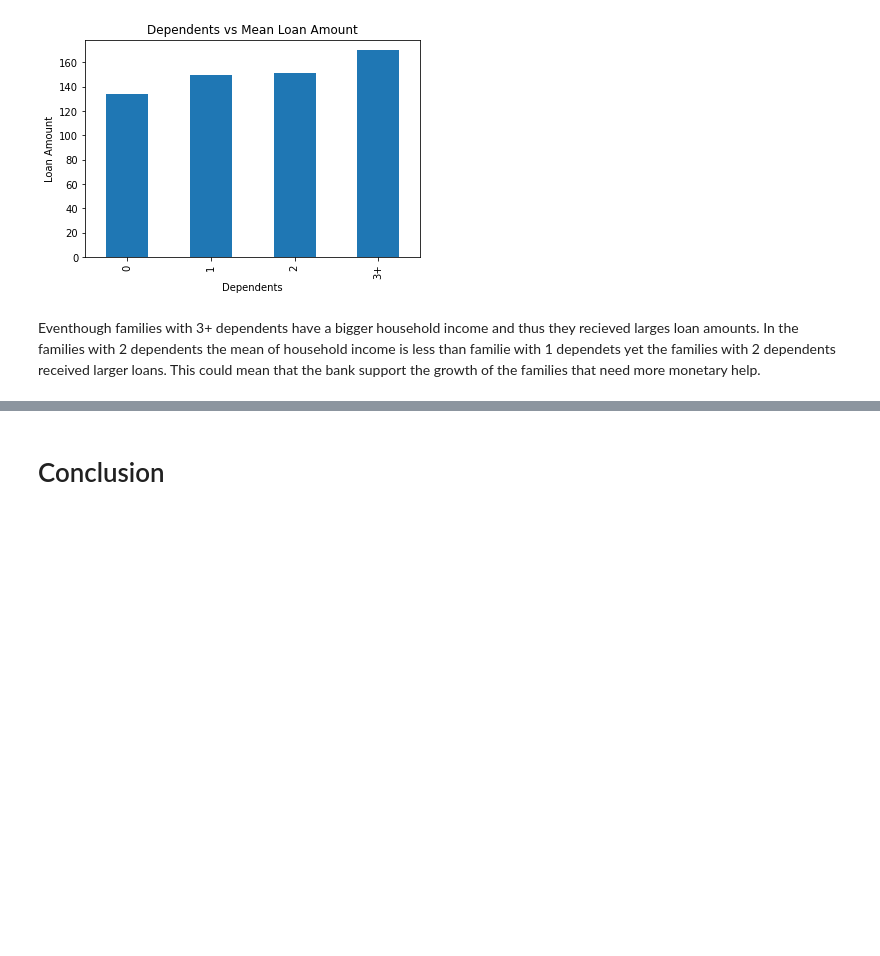
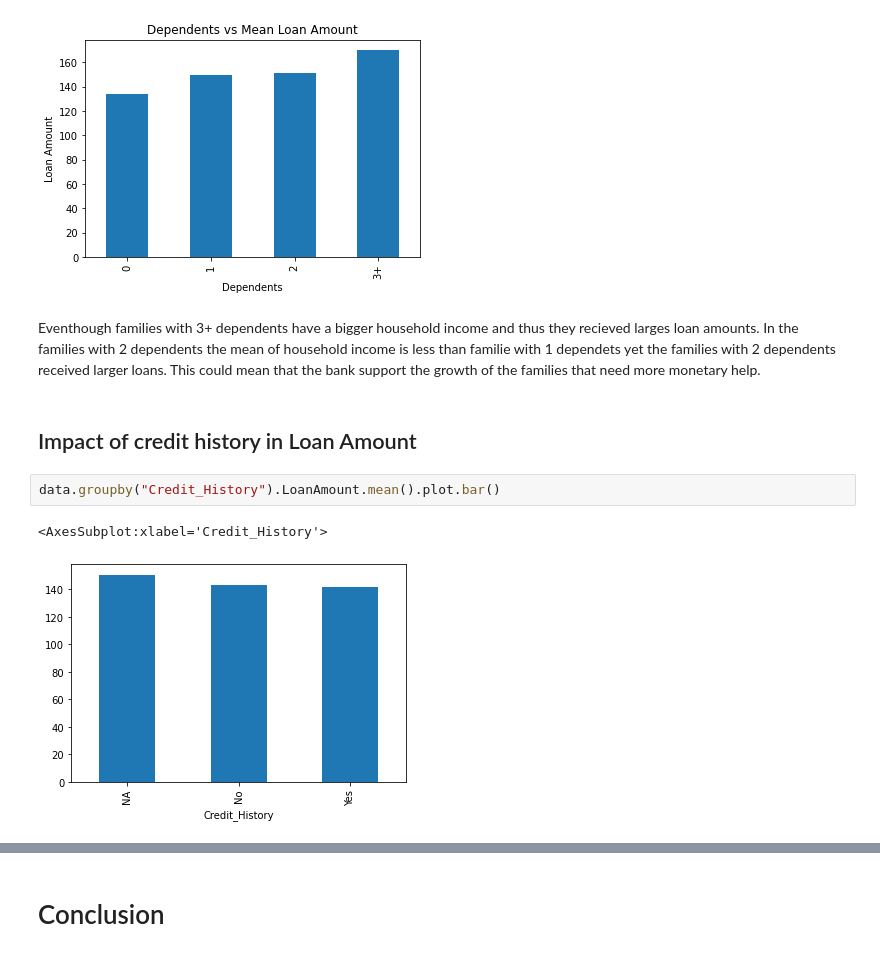
Before and after one commit to indrani2121/Analysis_of_loan_amounts_received_by_applicants, a Jupyter notebook: credit_history.ipynb, the cells around one changed output, grey strips where cells are left out. Saved outputs shown, nothing was run; the diff lists cells and outputs as text; blank space fills up the shorter version.

Commit message:
added credit history and property area analysis. Deleted repeted code

```diff
--- a/credit_history.ipynb
+++ b/credit_history.ipynb
@@ -507,3 +508,10 @@ Text(0, 0.5, 'Loan Amount')
 [figure]
 # %% [markdown]
 Eventhough families with 3+ dependents have a bigger household income and thus they recieved larges loan amounts. In the families with 2 dependents the mean of household income is less than familie with 1 dependets yet the families with 2 dependents received larger loans. This could mean that the bank support the growth of the families that need more monetary help.
+# %% [markdown]
+## Impact of credit history in Loan Amount
+# %%
+data.groupby("Credit_History").LoanAmount.mean().plot.bar()
+# %% [output]
+<AxesSubplot:xlabel='Credit_History'>
+[figure, added]
```
Also changed, not shown: parts of 52 cells of this notebook.
